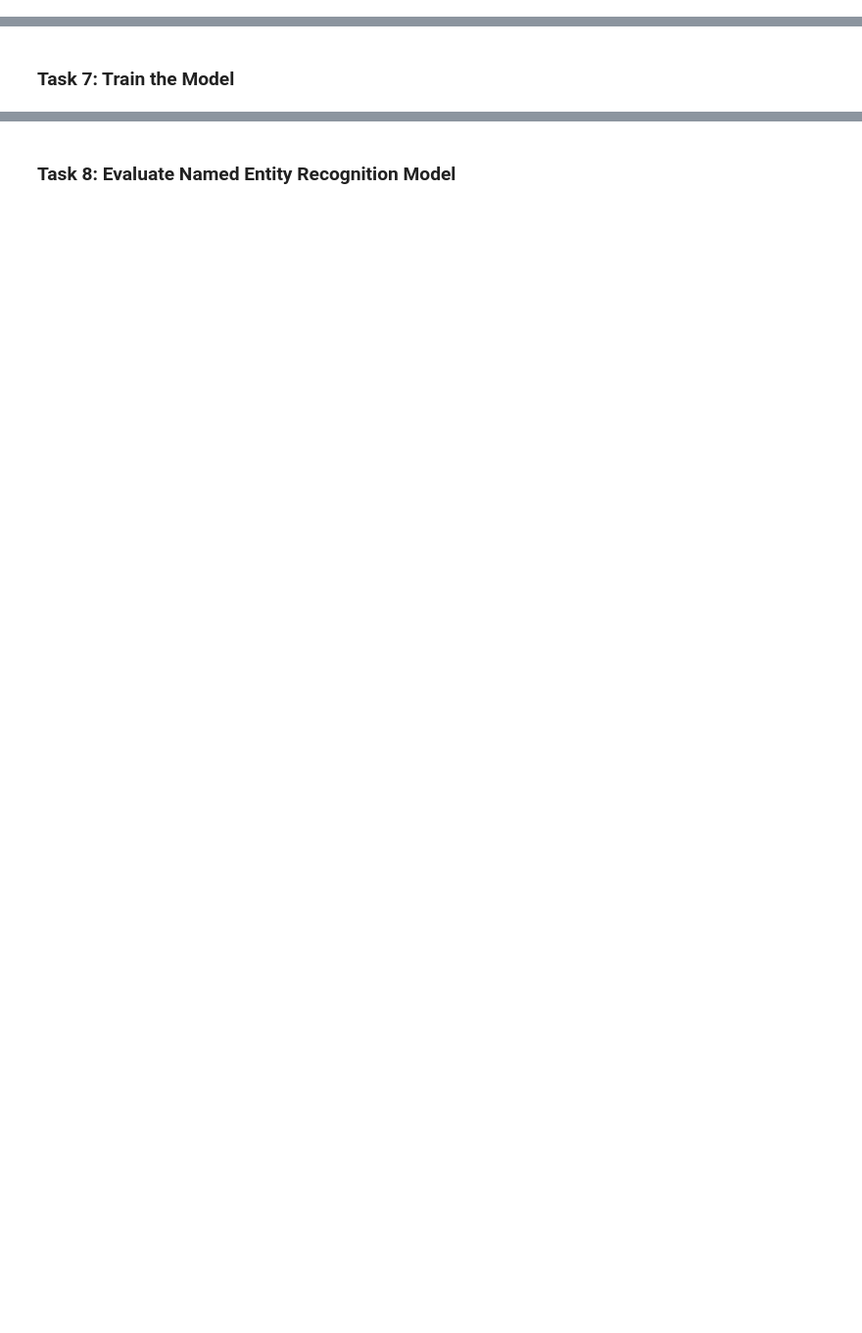
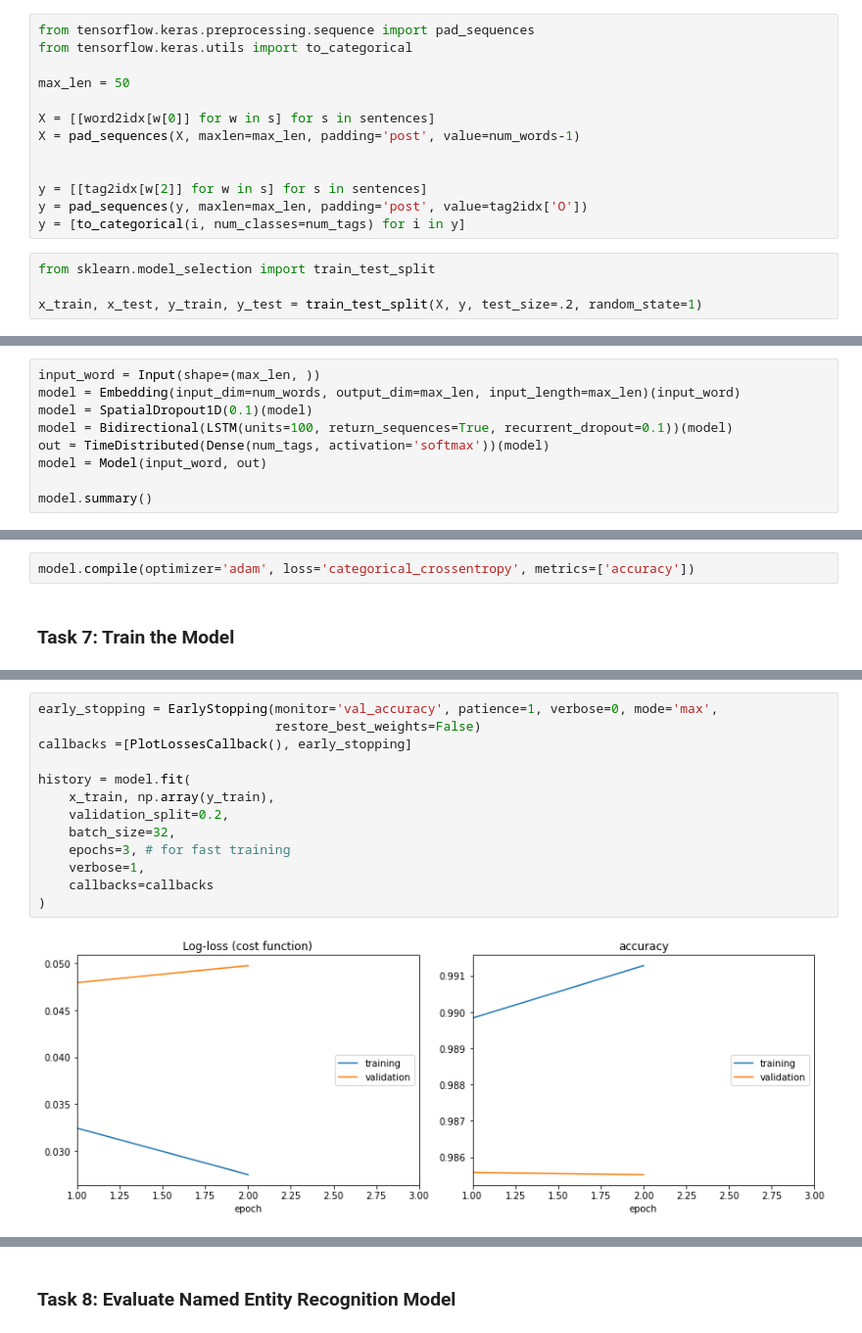
Before and after one commit to baroncurtin2/lstm-entity-recognition, a Jupyter notebook: NER.ipynb, the cells around one changed output, grey strips where cells are left out. Shown: that part at 98% size. Drawn from its saved outputs; the diff is of its cells as text; blank space fills up the shorter version.

```diff
--- a/NER.ipynb
+++ b/NER.ipynb
@@ -49,2 +147,19 @@ GPU detected: [PhysicalDevice(name='/physical_device:GPU:0', device_type='GPU')]
+# %%
+from tensorflow.keras.preprocessing.sequence import pad_sequences
+from tensorflow.keras.utils import to_categorical
+
+max_len = 50
+
+X = [[word2idx[w[0]] for w in s] for s in sentences]
+X = pad_sequences(X, maxlen=max_len, padding='post', value=num_words-1)
+
+
+y = [[tag2idx[w[2]] for w in s] for s in sentences]
+y = pad_sequences(y, maxlen=max_len, padding='post', value=tag2idx['O'])
+y = [to_categorical(i, num_classes=num_tags) for i in y]
+# %%
+from sklearn.model_selection import train_test_split
+
+x_train, x_test, y_train, y_test = train_test_split(X, y, test_size=.2, random_state=1)
 # %% [markdown]
 ### Task 6: Build and Compile a Bidirectional LSTM Model
@@ -50,0 +170,9 @@ GPU detected: [PhysicalDevice(name='/physical_device:GPU:0', device_type='GPU')]
+# %%
+input_word = Input(shape=(max_len, ))
+model = Embedding(input_dim=num_words, output_dim=max_len, input_length=max_len)(input_word)
+model = SpatialDropout1D(0.1)(model)
+model = Bidirectional(LSTM(units=100, return_sequences=True, recurrent_dropout=0.1))(model)
+out = TimeDistributed(Dense(num_tags, activation='softmax'))(model)
+model = Model(input_word, out)
+
+model.summary()
@@ -51,2 +198,4 @@ GPU detected: [PhysicalDevice(name='/physical_device:GPU:0', device_type='GPU')]
+# %%
+model.compile(optimizer='adam', loss='categorical_crossentropy', metrics=['accuracy'])
 # %% [markdown]
 ### Task 7: Train the Model
@@ -52,0 +205,15 @@ GPU detected: [PhysicalDevice(name='/physical_device:GPU:0', device_type='GPU')]
+# %%
+early_stopping = EarlyStopping(monitor='val_accuracy', patience=1, verbose=0, mode='max',
+                               restore_best_weights=False)
+callbacks =[PlotLossesCallback(), early_stopping]
+
+history = model.fit(
+    x_train, np.array(y_train),
+    validation_split=0.2,
+    batch_size=32,
+    epochs=3, # for fast training
+    verbose=1,
+    callbacks=callbacks
+)
+# %% [output]
+[figure, added]
```
Also changed, not shown: parts of 25 cells of this notebook.
